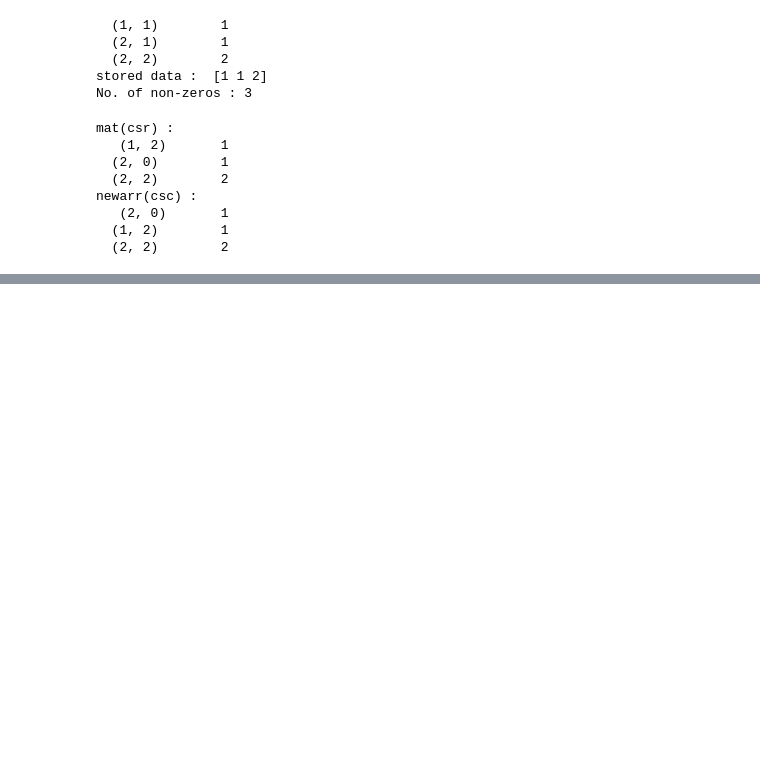
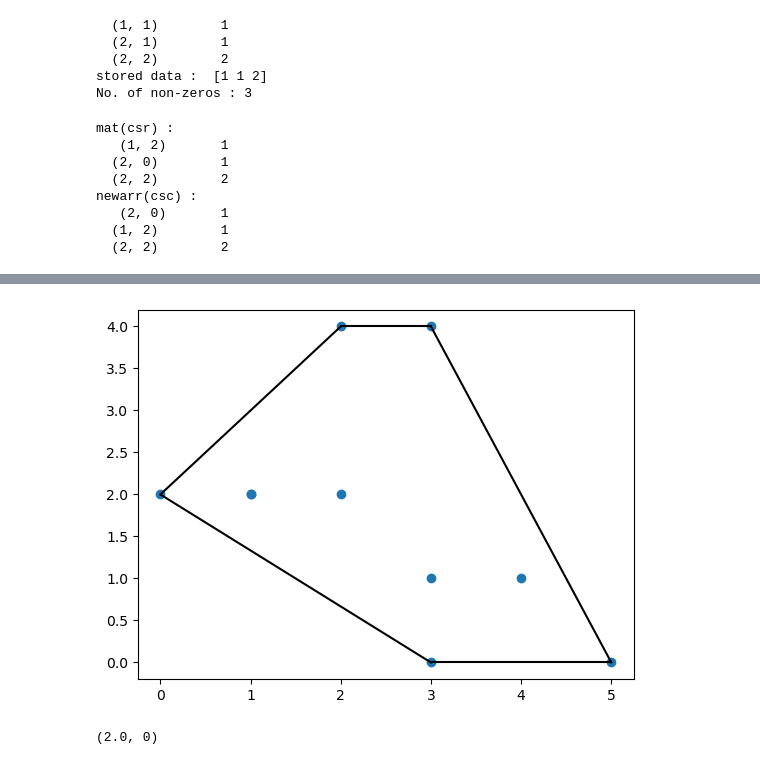
Before and after one commit to Abhi-masane/python-for-ml, a Jupyter notebook: ML_SciPy.ipynb, the cells around one changed output, grey strips where cells are left out. Drawn from its saved outputs; the diff is of its cells as text; code cells hidden in the pictures; blank space fills up the shorter version.

```diff
--- a/ML_SciPy.ipynb
+++ b/ML_SciPy.ipynb
@@ -190,0 +347,52 @@ newarr(csc) :
+# %%
+""" Convex Hull
+A convex hull is the smallest polygon that covers all of the given points.
+
+Use the ConvexHull() method to create a Convex Hull. """
+
+import numpy as np
+from scipy.spatial import ConvexHull
+import matplotlib.pyplot as plt
+
+points = np.array([
+  [2, 4],
+  [3, 4],
+  [3, 0],
+  [2, 2],
+  [4, 1],
+  [1, 2],
+  [5, 0],
+  [3, 1],
+  [1, 2],
+  [0, 2]
+])
+
+hull = ConvexHull(points)
+hull_points = hull.simplices
+
+plt.scatter(points[:,0], points[:,1])
+for simplex in hull_points:
+  plt.plot(points[simplex,0], points[simplex,1], 'k-')
+
+plt.show()
+# %% [output]
+[figure, added]
+# %%
+""" # KDTrees
+KDTrees are a datastructure optimized for nearest neighbor queries.
+
+E.g. in a set of points using KDTrees we can efficiently ask which points are nearest to a certain given point.
+
+The KDTree() method returns a KDTree object.
+
+The query() method returns the distance to the nearest neighbor and the location of the neighbors. """
+
+from scipy.spatial import KDTree
+points = [(1, -1), (2, 3), (-2, 3), (2, -3)]
+kdtree = KDTree(points)
+res = kdtree.query((1,1))
+print(res)
+
+# Result: (2.0, 0) Meaning: 2.0 → the shortest distance; 0 → the index of the nearest point in your list
+# %% [output]
+(2.0, 0)
```
Also changed, not shown: parts of 10 cells of this notebook.
